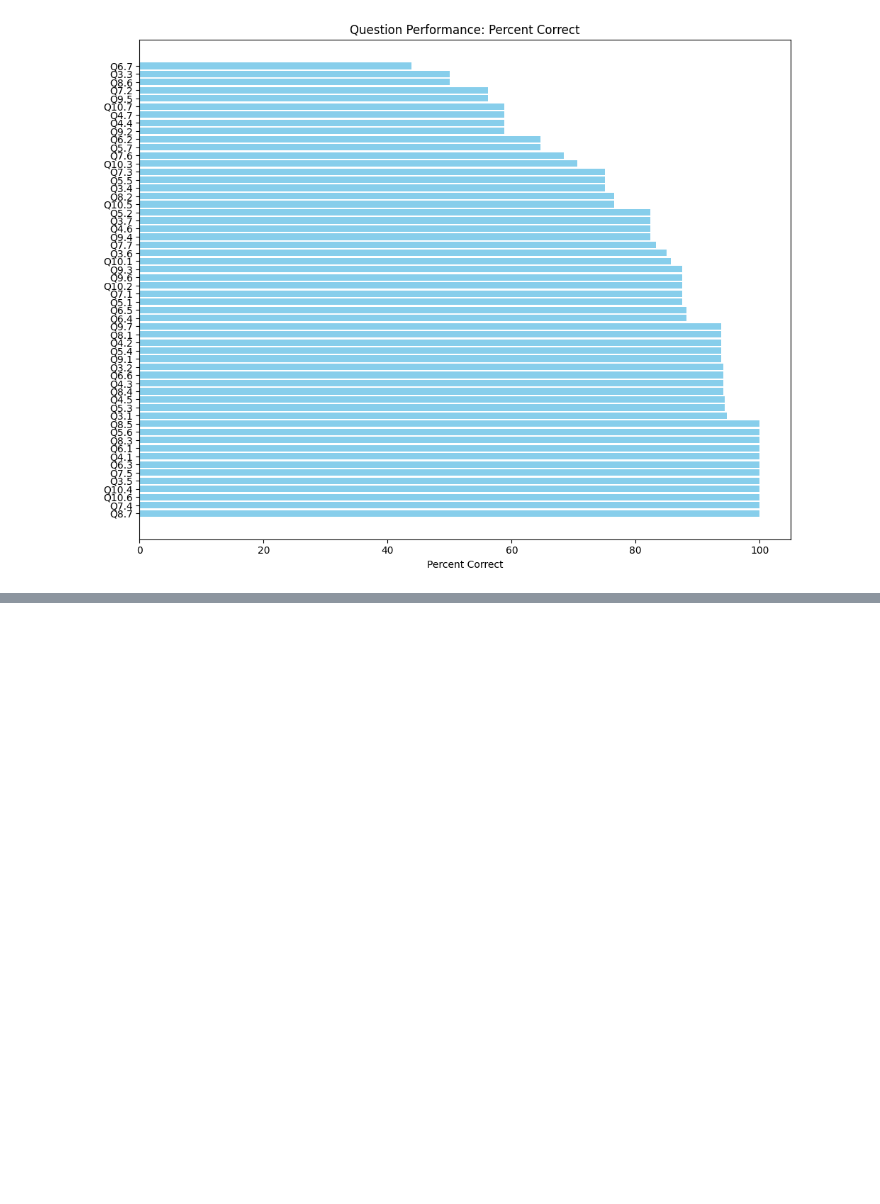
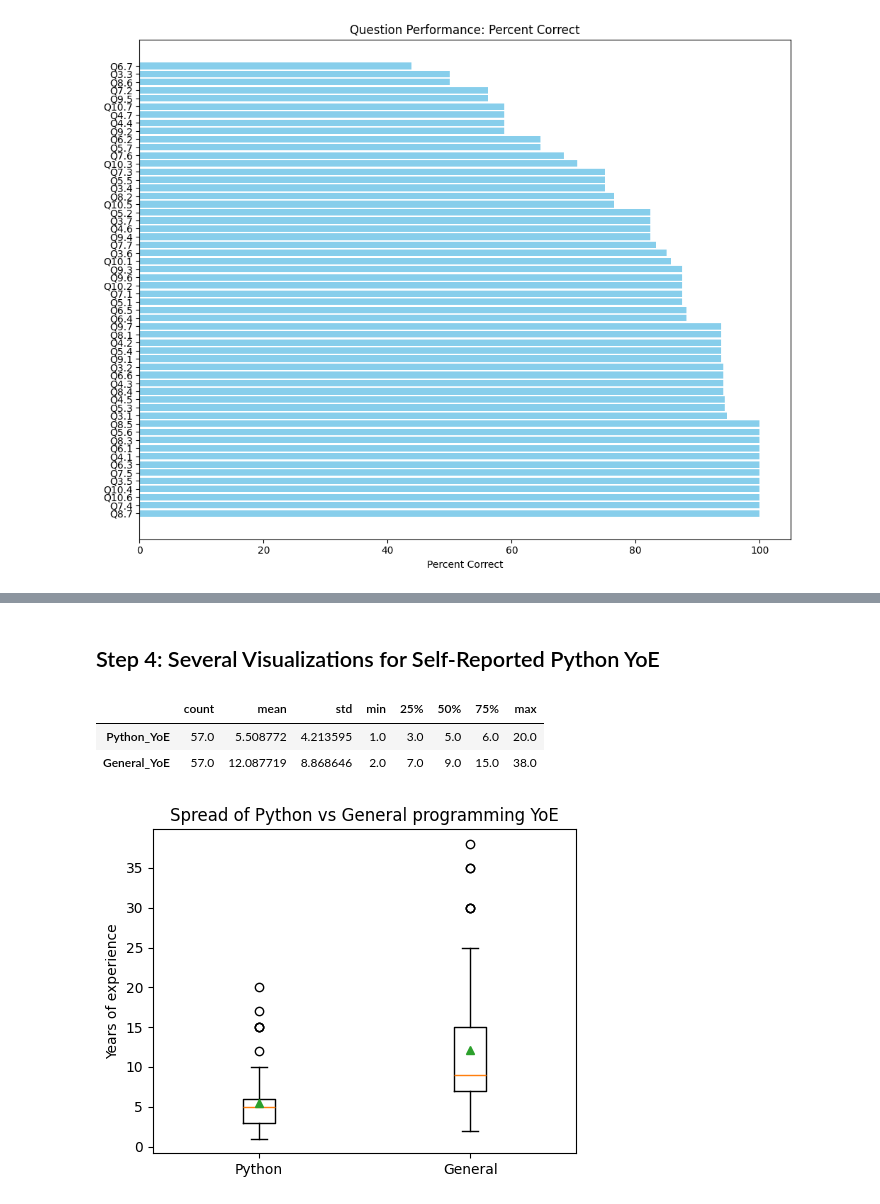
Before and after one commit to alemoraru/exceed-python-skill-assessment, a Jupyter notebook: notebooks/02_visualization.ipynb, the cells around one changed output, grey strips where cells are left out. Drawn from its saved outputs; the diff is of its cells as text; code cells hidden in the pictures; blank space fills up the shorter version.

```diff
--- a/notebooks/02_visualization.ipynb
+++ b/notebooks/02_visualization.ipynb
@@ -102,0 +132,34 @@ plt.show()
+# %% [markdown]
+## Step 4: Several Visualizations for Self-Reported Python YoE
+# %%
+# Ensure numeric
+c_df["Python_YoE"]  = pd.to_numeric(c_df["Q2.2"], errors="coerce")
+c_df["General_YoE"] = pd.to_numeric(c_df["Q2.3"], errors="coerce")
+
+# ---------------- Summary table ----------------
+summary = (
+    c_df[["Python_YoE", "General_YoE"]]
+      .describe()          # count, mean, std, min, 25 %, 50 %, 75 %, max
+      .transpose()         # nicer orientation: rows = variables
+)
+
+# Display the summary table
+from IPython.display import display
+display(summary)
+
+# ---------------- Simple visual: side‑by‑side boxplots ----------------
+plt.figure(figsize=(5,4))
+plt.boxplot(
+    [c_df["Python_YoE"].dropna(), c_df["General_YoE"].dropna()],
+    tick_labels=["Python", "General"],
+    showmeans=True
+)
+plt.ylabel("Years of experience")
+plt.title("Spread of Python vs General programming YoE")
+plt.tight_layout()
+plt.show()
+# %% [output]
+|  | count | mean | std | min | 25% | 50% | 75% | max |
+| Python_YoE | 57.0 | 5.508772 | 4.213595 | 1.0 | 3.0 | 5.0 | 6.0 | 20.0 |
+| General_YoE | 57.0 | 12.087719 | 8.868646 | 2.0 | 7.0 | 9.0 | 15.0 | 38.0 |
+[figure, added]
```
Also changed, not shown: parts of 2 cells of this notebook, 1 other file.
